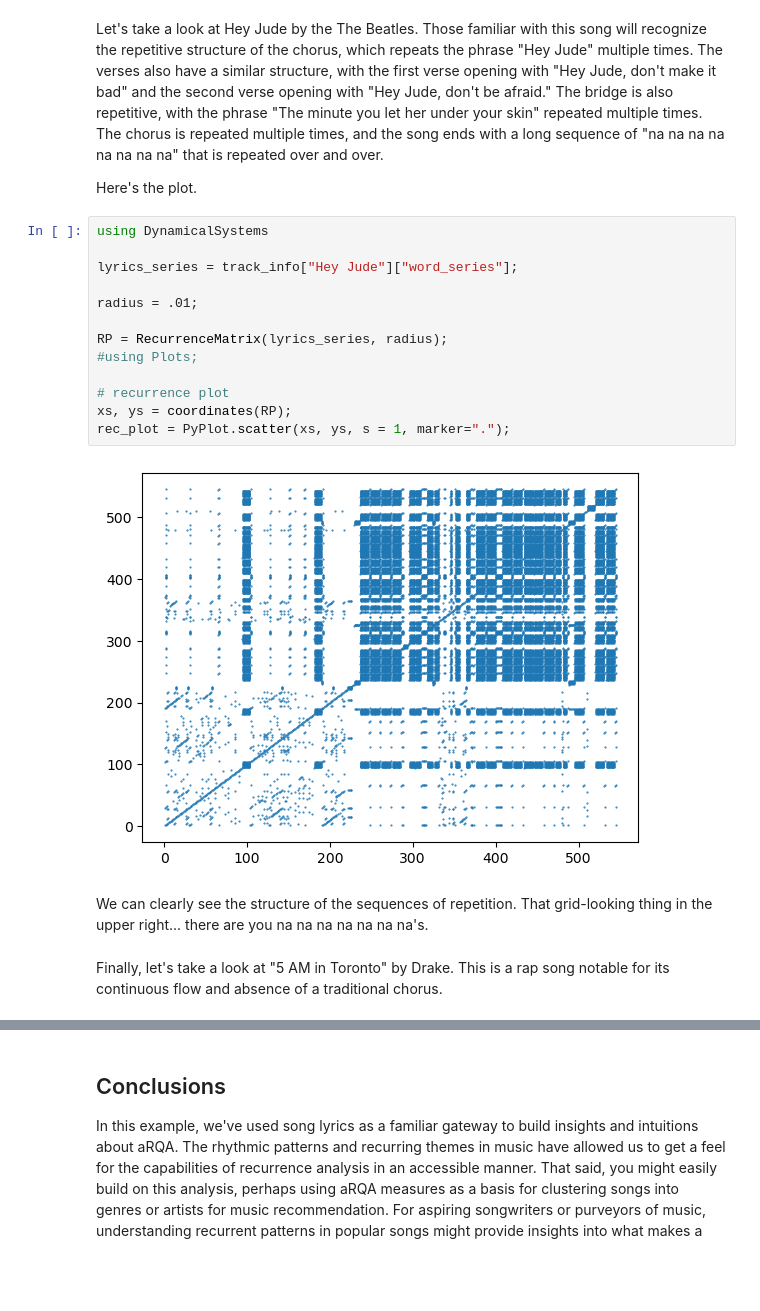
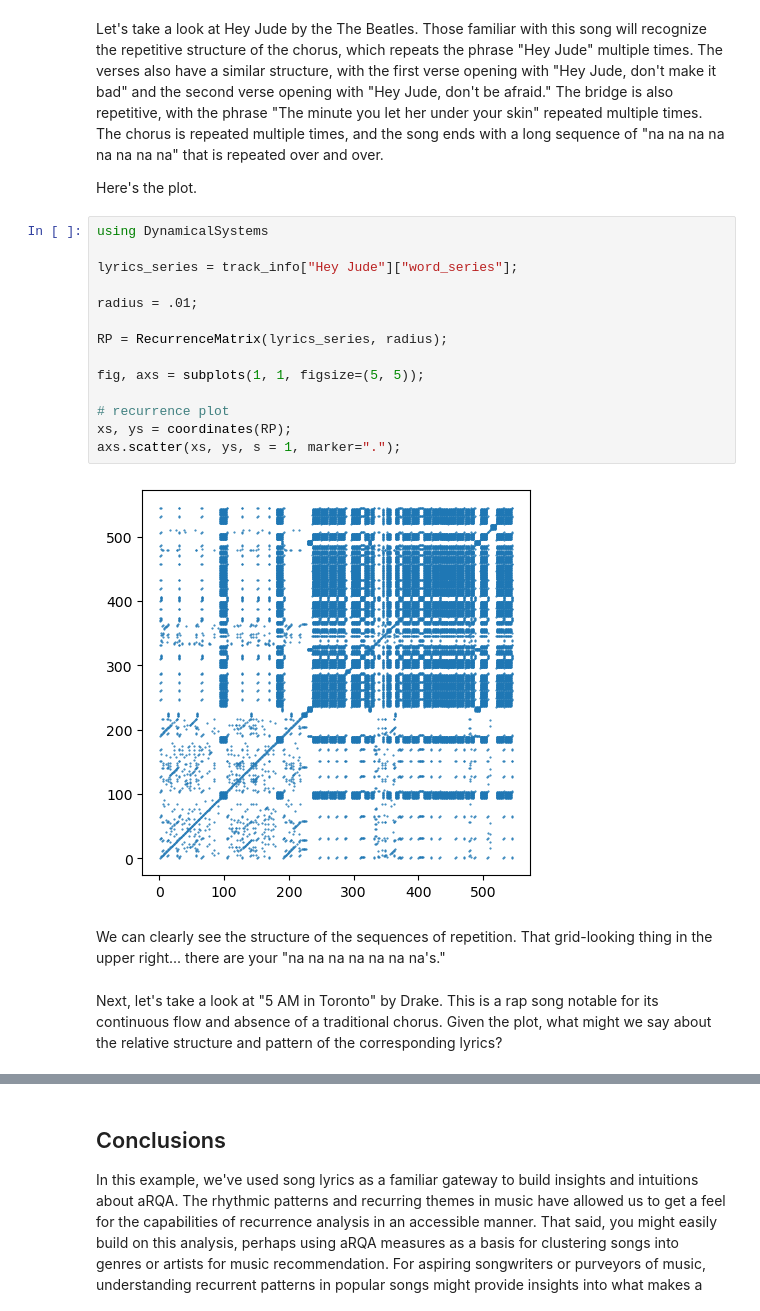
Before and after one commit to tehrandavis/auto_rqa, a Jupyter notebook: src/auto_recurrence.ipynb, the cells around one changed output, grey strips where cells are left out. Cells and saved outputs as stored; diff of their text form; blank space fills up the shorter version.

```diff
--- a/src/auto_recurrence.ipynb
+++ b/src/auto_recurrence.ipynb
@@ -227,22 +256,23 @@ Here's the plot.
 # %%
 using DynamicalSystems
 
 lyrics_series = track_info["Hey Jude"]["word_series"];
 
 radius = .01;
 
 RP = RecurrenceMatrix(lyrics_series, radius);
-#using Plots;
+
+fig, axs = subplots(1, 1, figsize=(5, 5));
 
 # recurrence plot
 xs, ys = coordinates(RP);
-rec_plot = PyPlot.scatter(xs, ys, s = 1, marker=".");
+axs.scatter(xs, ys, s = 1, marker=".");
 # %% [output]
-[figure, old version]
+[figure, new version]
 # %% [markdown]
-We can clearly see the structure of the sequences of repetition. That grid-looking thing in the upper right... there are you na na na na na na na's.
+We can clearly see the structure of the sequences of repetition. That grid-looking thing in the upper right... there are your "na na na na na na na's."
 # %% [markdown]
-Finally, let's take a look at "5 AM in Toronto" by Drake. This is a rap song notable for its continuous flow and absence of a traditional chorus.
+Next, let's take a look at "5 AM in Toronto" by Drake. This is a rap song notable for its continuous flow and absence of a traditional chorus. Given the plot, what might we say about the relative structure and pattern of the corresponding lyrics?
 # %%
 using DynamicalSystems
 
```
Also changed, not shown: parts of 54 cells of this notebook, 27 other files.
